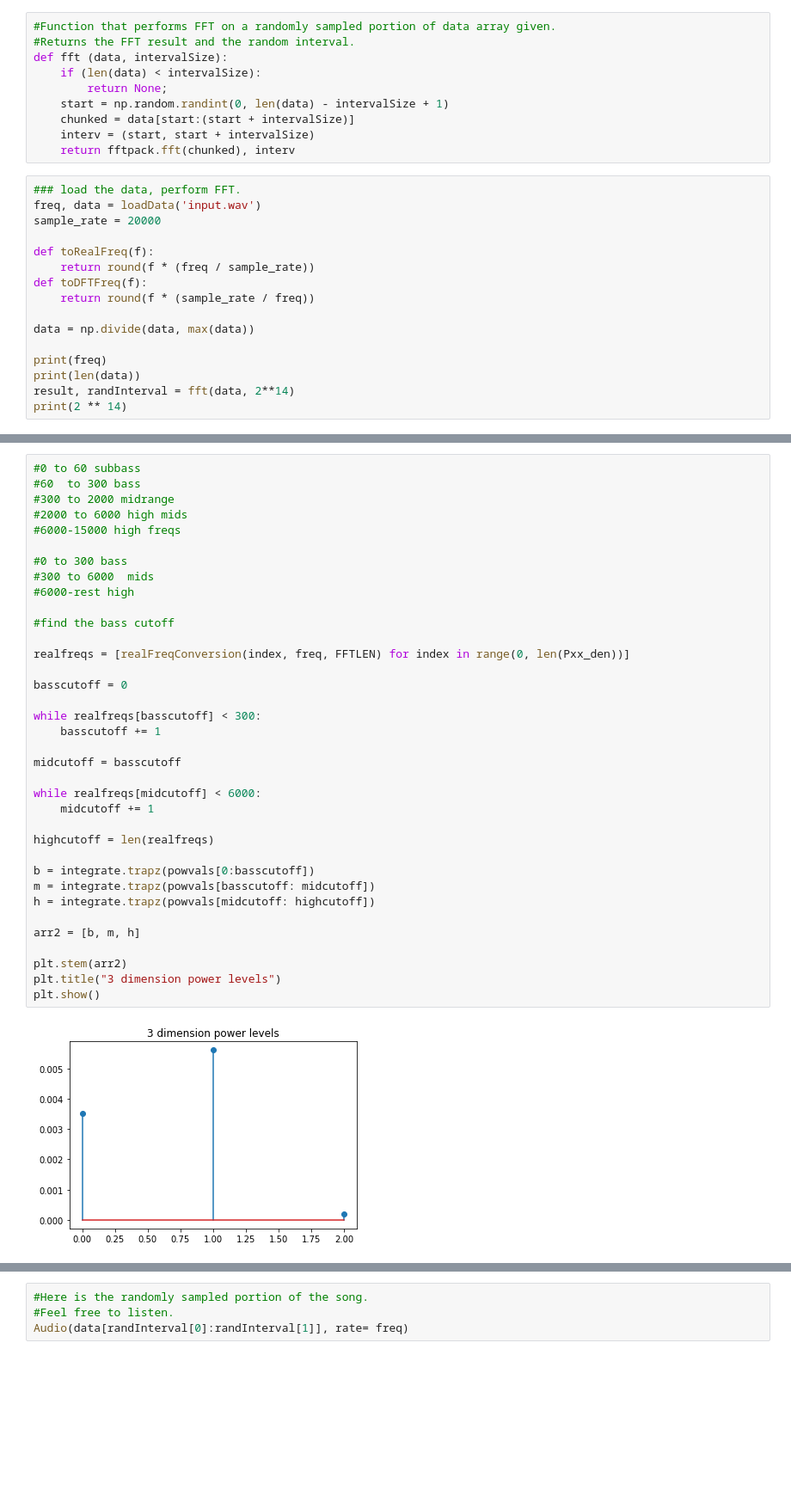
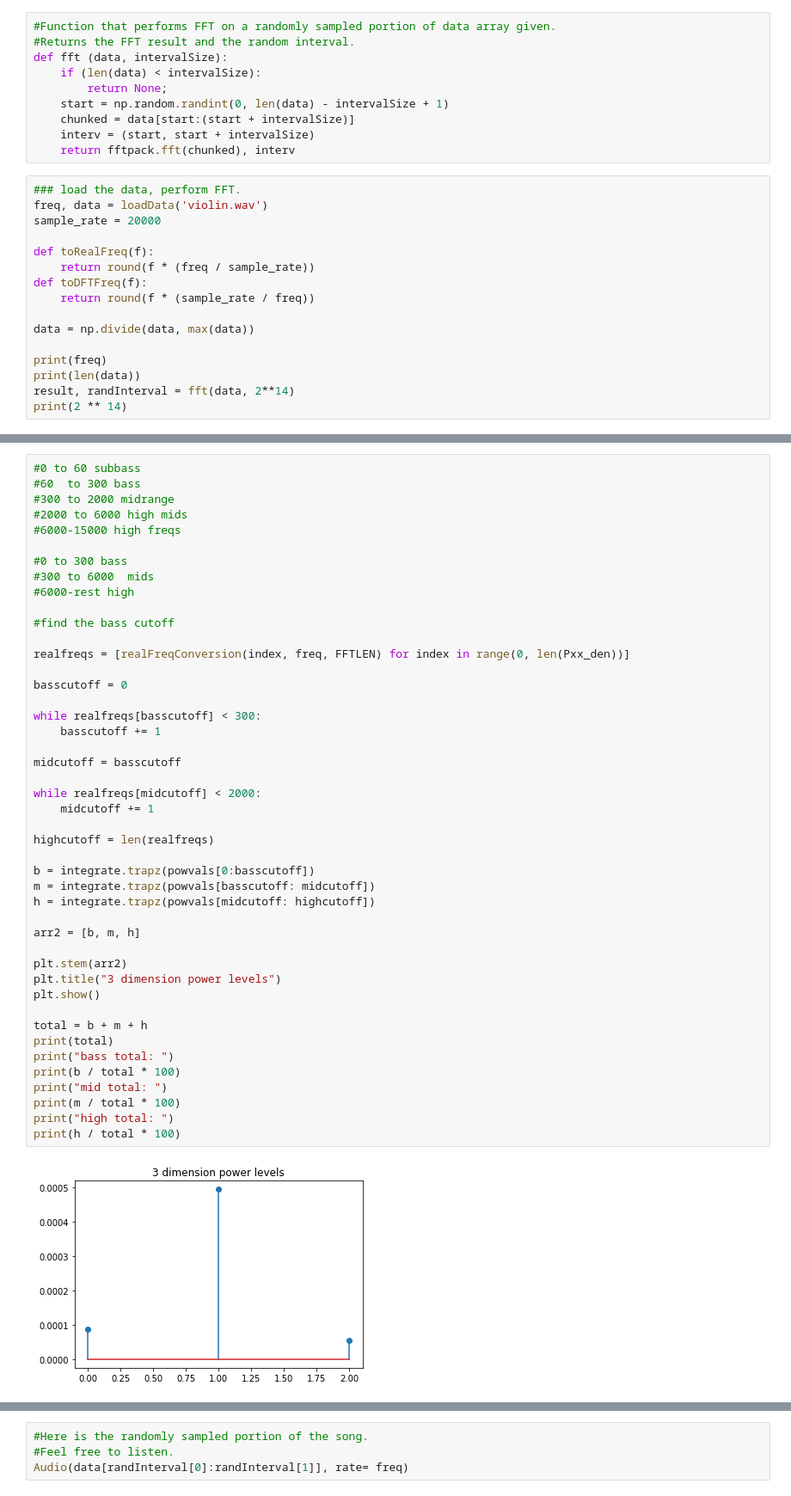
Before and after one commit to jonfung/mp3-fft, a Jupyter notebook: nbcopy.ipynb, the cells around one changed output, grey strips where cells are left out. Shown at 86% size. Cells and saved outputs as stored; diff of their text form; blank space fills up the shorter version.

Commit message:
changed bass cutoff to 2000 Hz, added bass song and violin song

```diff
--- a/nbcopy.ipynb
+++ b/nbcopy.ipynb
@@ -34,7 +34,7 @@ def fft (data, intervalSize):
     return fftpack.fft(chunked), interv
 # %%
 ### load the data, perform FFT.
-freq, data = loadData('input.wav')
+freq, data = loadData('violin.wav')
 sample_rate = 20000
 
 def toRealFreq(f):
@@ -84,32 +84,41 @@ def realFreqConversion(index, samplingrate, N):
 
 #0 to 300 bass
 #300 to 6000  mids
 #6000-rest high
 
 #find the bass cutoff
 
 realfreqs = [realFreqConversion(index, freq, FFTLEN) for index in range(0, len(Pxx_den))]
 
 basscutoff = 0
 
 while realfreqs[basscutoff] < 300:
     basscutoff += 1
 
 midcutoff = basscutoff
 
-while realfreqs[midcutoff] < 6000:
+while realfreqs[midcutoff] < 2000:
     midcutoff += 1
 
 highcutoff = len(realfreqs)
 
 b = integrate.trapz(powvals[0:basscutoff])
 m = integrate.trapz(powvals[basscutoff: midcutoff])
 h = integrate.trapz(powvals[midcutoff: highcutoff])
 
 arr2 = [b, m, h]
 
 plt.stem(arr2)
 plt.title("3 dimension power levels")
 plt.show()
+
+total = b + m + h
+print(total)
+print("bass total: ")
+print(b / total * 100)
+print("mid total: ")
+print(m / total * 100)
+print("high total: ")
+print(h / total * 100)
 # %% [output]
-[figure, old version]
+[figure, new version]
```
Also changed, not shown: parts of 4 cells of this notebook, 2 other files.
